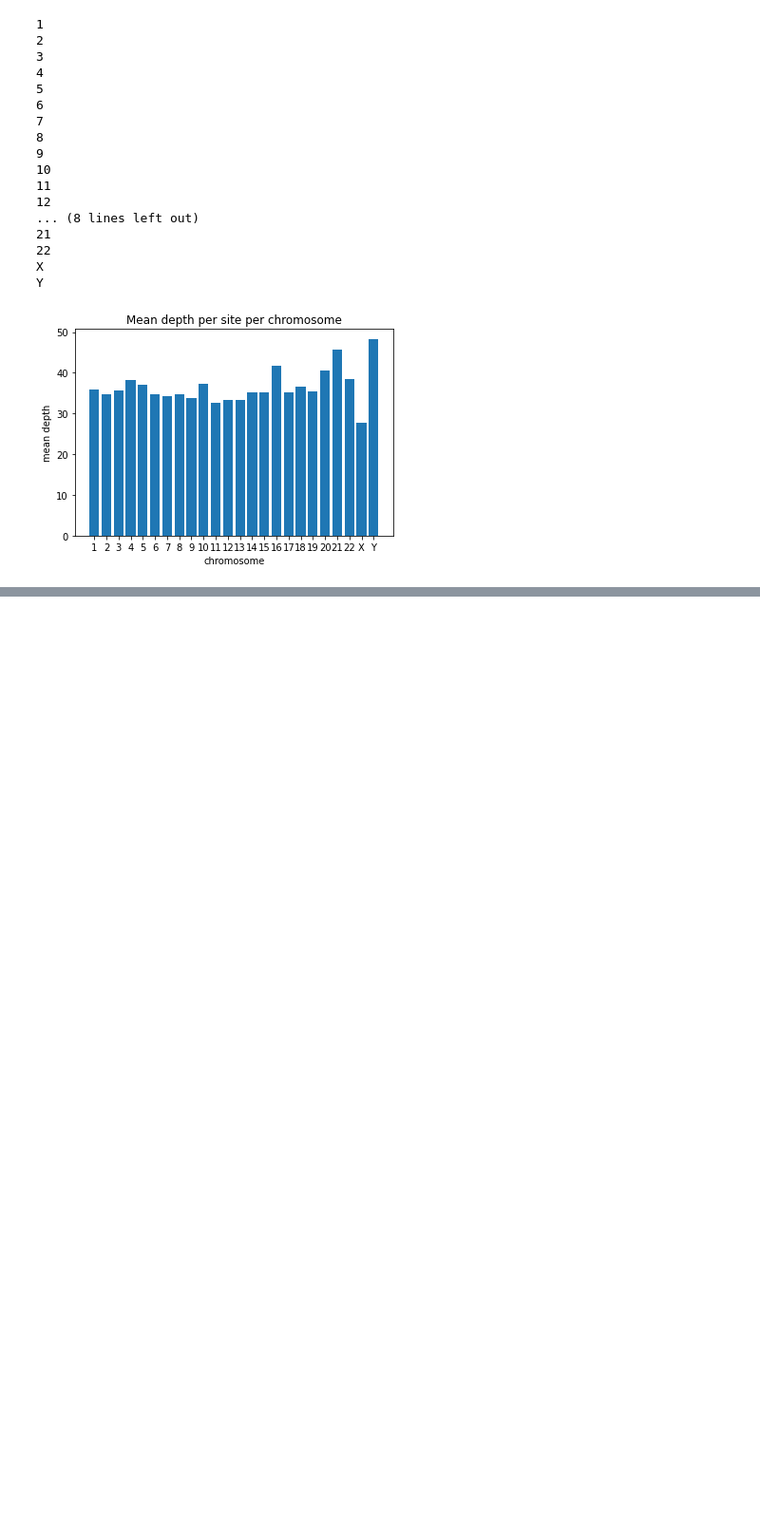
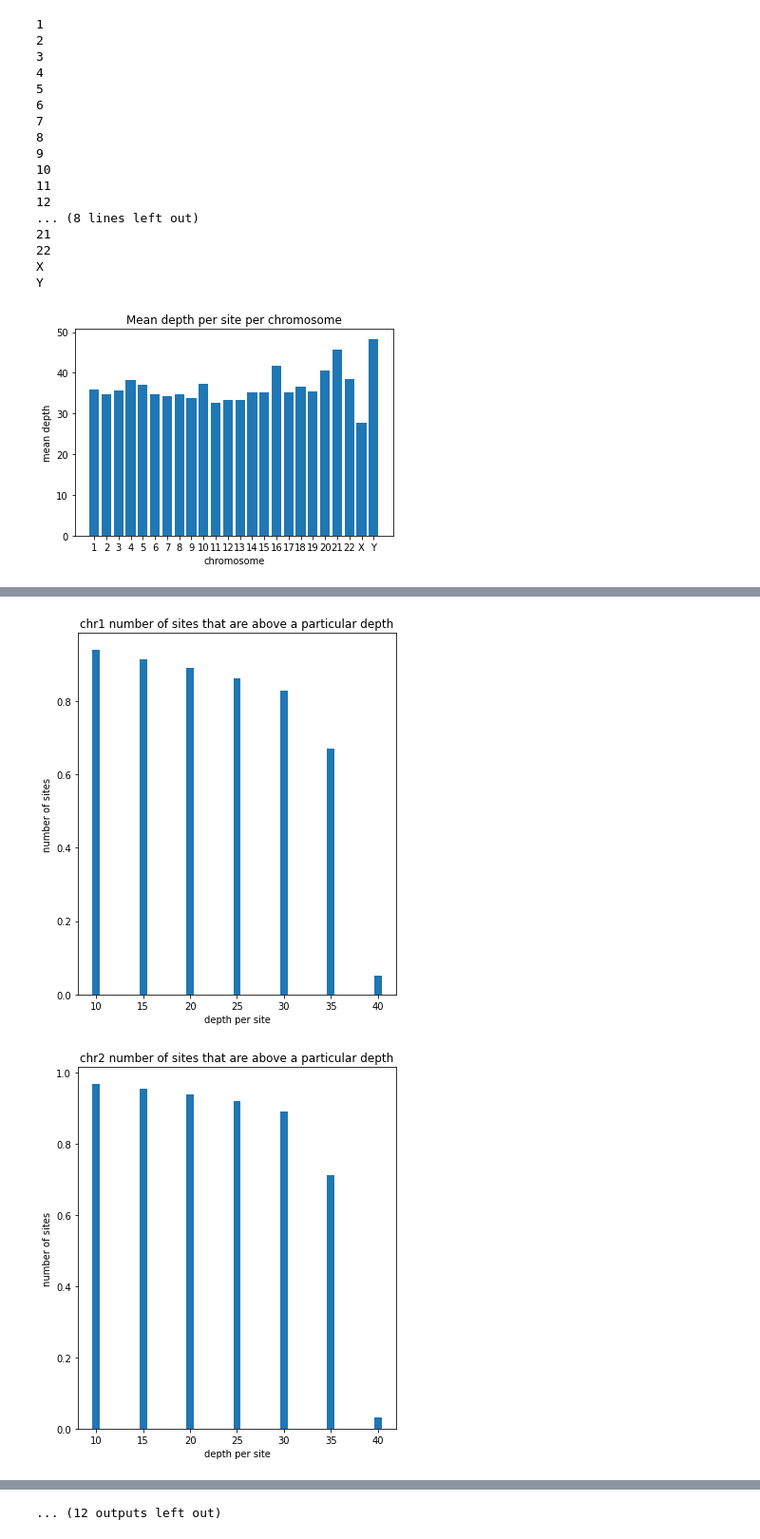
Before and after one commit to acostauribe/QC_TANGL-hg38, a Jupyter notebook: preQC_general_analysis.ipynb, the cells around one changed output, grey strips where cells are left out. Shown at 95% size. Saved outputs shown, nothing was run; the diff lists cells and outputs as text; code cells hidden in the pictures; blank space fills up the shorter version.

```diff
--- a/preQC_general_analysis.ipynb
+++ b/preQC_general_analysis.ipynb
@@ -179,0 +180,32 @@ plt.show()
+# %%
+# What is the number of bases that are covered above a particular depth?
+
+depths = [10, 15, 20, 25, 30, 35, 40]
+chromosomes = list(per_chr_depth.keys())
+
+# For each chromosome, calculate the number of sites that have a depth above the set threshold
+# Calculate a percentage of sites per chromosome
+sites_per_chr_per_depth = {}
+for chr in chromosomes:
+    chr_depths = np.array(per_chr_depth[chr])
+    total = float(len(chr_depths))
+    for d in depths:
+        good_sites = sum(chr_depths >= d)
+        if chr not in sites_per_chr_per_depth.keys():
+            sites_per_chr_per_depth[chr] = {d: good_sites/total}
+        else:
+            sites_per_chr_per_depth[chr][d] = good_sites/total
+# %%
+# Plot each chromosome separately
+plt.rcParams["figure.figsize"] = (6,7)
+
+for chr in chromosomes:
+    depths = sites_per_chr_per_depth[chr]
+    plt.bar(depths.keys(), depths.values())
+    plt.ylabel('number of sites')
+    plt.xlabel('depth per site')
+    plt.title('chr' + chr + ' number of sites that are above a particular depth')
+    plt.show()
+# %% [output]
+[figure, added]
+[figure, added]
@@ -179,0 +222 @@ plt.show()
+... (12 outputs left out)
```
Also changed, not shown: parts of 11 cells of this notebook.
